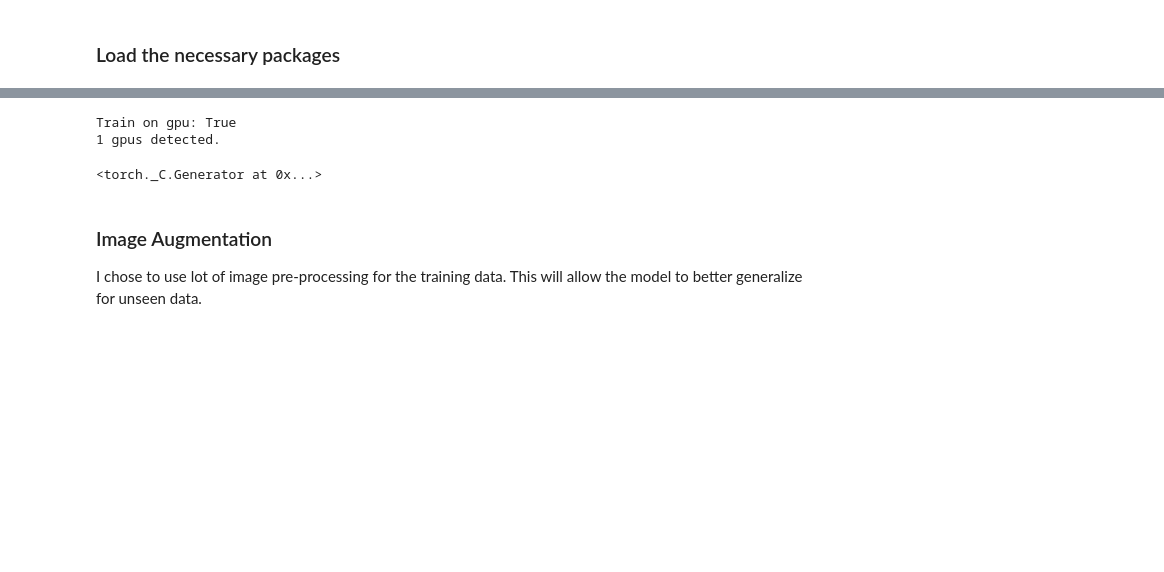
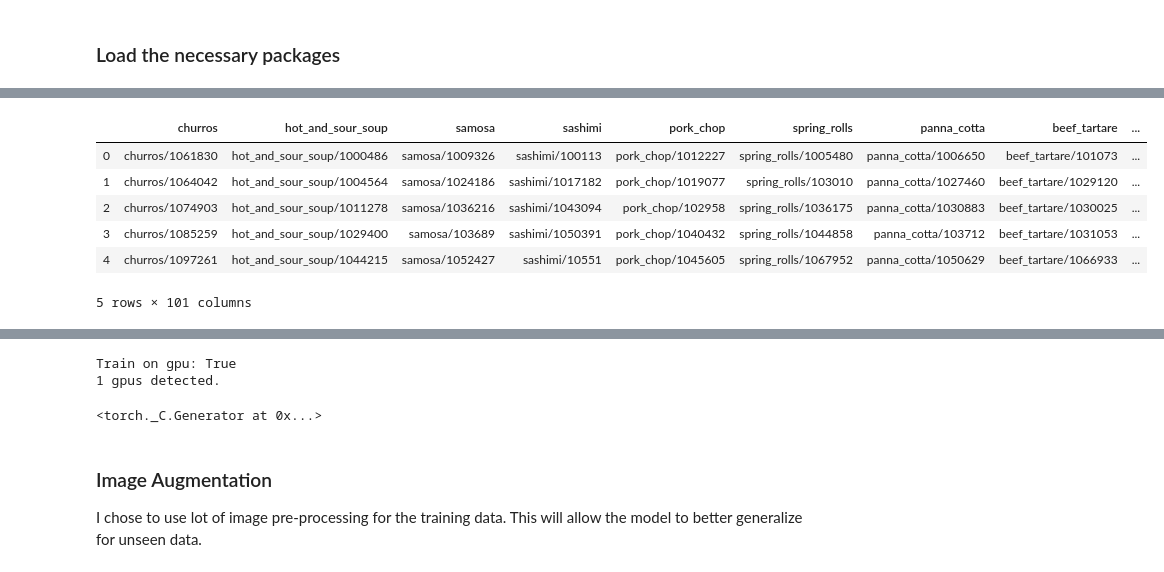
Before and after one commit to jvjruiz/Food-101-Capstone, a Jupyter notebook: notebooks/pytorch_cnn_resnet50.ipynb, the cells around one changed output, grey strips where cells are left out. Cells and saved outputs as stored; diff of their text form; code cells hidden in the pictures; blank space fills up the shorter version.

```diff
--- a/notebooks/PyTorch CNN with transfer learning via Resnet50.ipynb
+++ b/notebooks/pytorch_cnn_resnet50.ipynb
@@ -45,0 +53,12 @@ WARNING:torch_lr_finder.lr_finder:To enable mixed precision training, please ins
+# %%
+# load training dataframe
+train_df = pd.read_json('../data/meta/test.json')
+train_df.head()
+# %% [output]
+|  | churros | hot_and_sour_soup | samosa | sashimi | pork_chop | spring_rolls | panna_cotta | beef_tartare | ... |
+| 0 | churros/1061830 | hot_and_sour_soup/1000486 | samosa/1009326 | sashimi/100113 | pork_chop/1012227 | spring_rolls/1005480 | panna_cotta/1006650 | beef_tartare/101073 | ... |
+| 1 | churros/1064042 | hot_and_sour_soup/1004564 | samosa/1024186 | sashimi/1017182 | pork_chop/1019077 | spring_rolls/103010 | panna_cotta/1027460 | beef_tartare/1029120 | ... |
+| 2 | churros/1074903 | hot_and_sour_soup/1011278 | samosa/1036216 | sashimi/1043094 | pork_chop/102958 | spring_rolls/1036175 | panna_cotta/1030883 | beef_tartare/1030025 | ... |
+| 3 | churros/1085259 | hot_and_sour_soup/1029400 | samosa/103689 | sashimi/1050391 | pork_chop/1040432 | spring_rolls/1044858 | panna_cotta/103712 | beef_tartare/1031053 | ... |
+| 4 | churros/1097261 | hot_and_sour_soup/1044215 | samosa/1052427 | sashimi/10551 | pork_chop/1045605 | spring_rolls/1067952 | panna_cotta/1050629 | beef_tartare/1066933 | ... |
+5 rows × 101 columns
```
Also changed, not shown: parts of 17 cells of this notebook, 3 other files.
